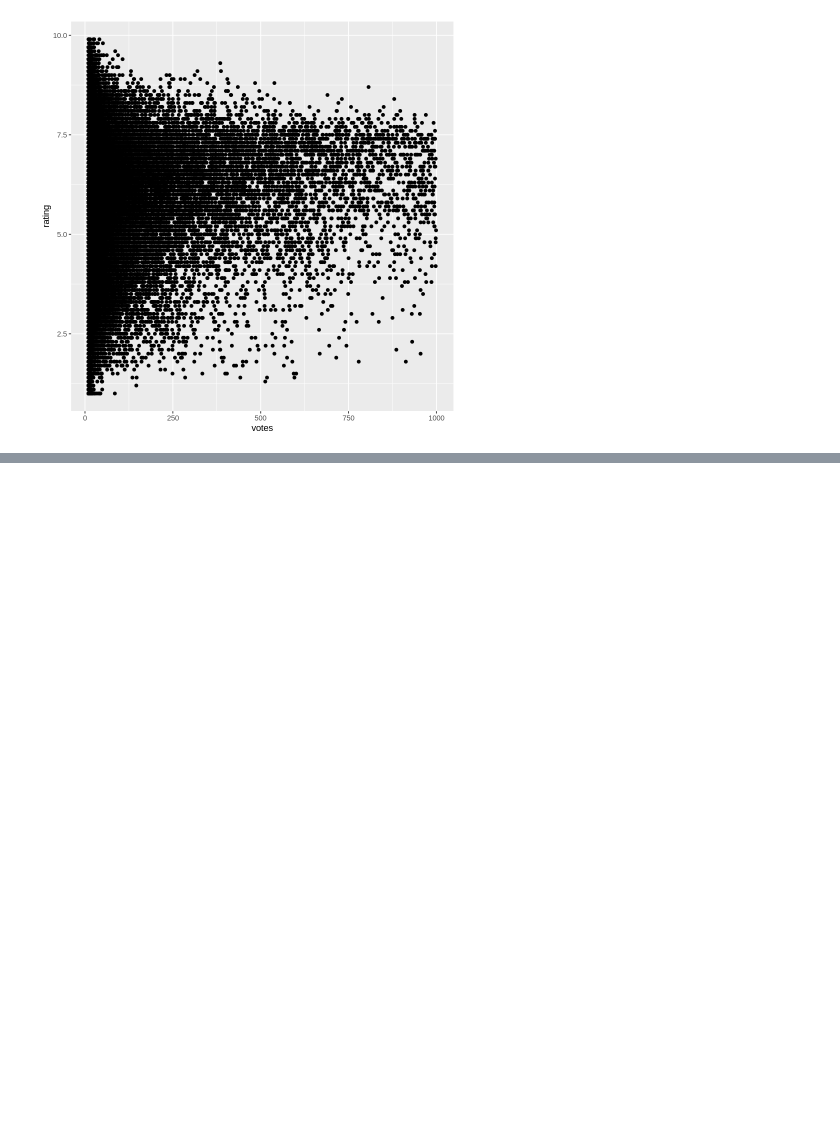
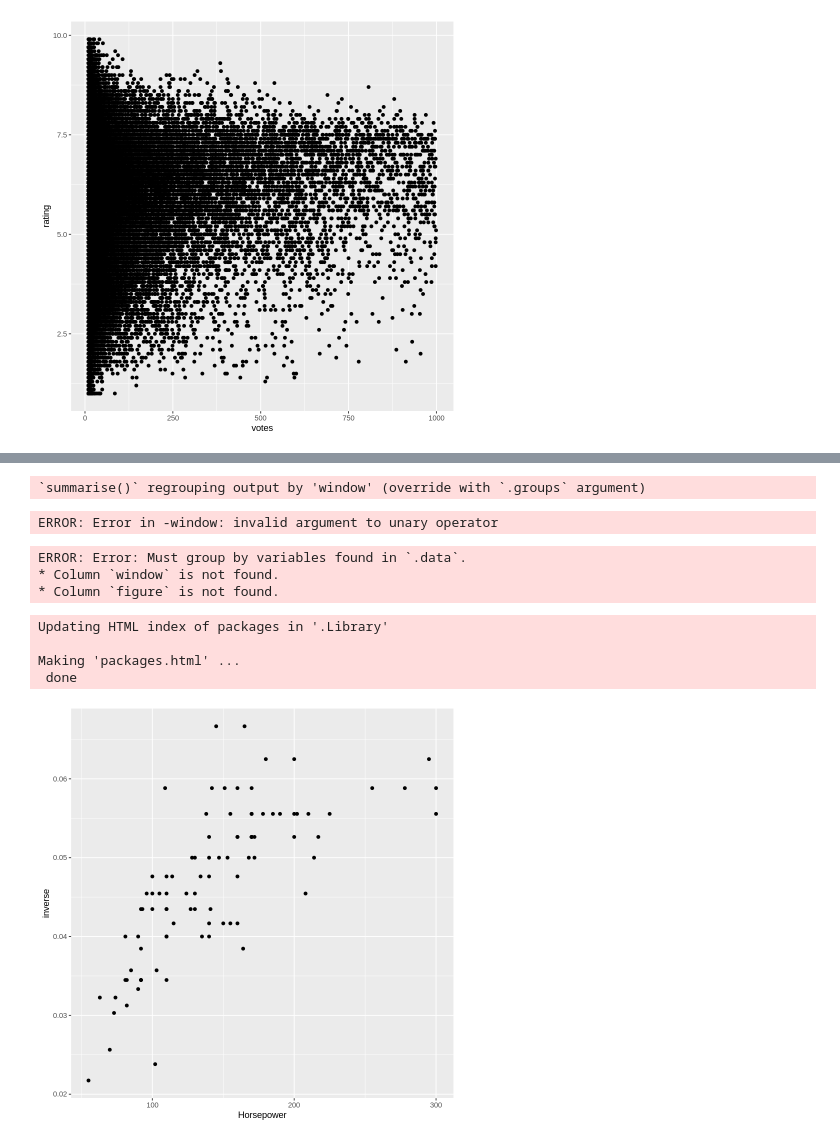
Before and after one commit to Skalas/Matematicas-computacionales-fall2020, a Jupyter notebook: alumnos/PauDelValle/Clases_R/0-ejercicios.ipynb, the cells around one changed output, grey strips where cells are left out. Saved outputs shown, nothing was run; the diff lists cells and outputs as text; code cells hidden in the pictures; blank space fills up the shorter version.

```diff
--- a/alumnos/PauDelValle/Clases_R/0-ejercicios.ipynb
+++ b/alumnos/PauDelValle/Clases_R/0-ejercicios.ipynb
@@ -174,0 +221,35 @@ data('movielens')
+# %%
+vlt %>%
+pivot_longer(cols = starts_with('window'), names_to= 'window', values_to = 'figure') %>%
+group_by(window, figure) %>%
+summarise(n = n()) %>%
+ggplot(aes(x=figure, weight=n, fill=window)) +
+facet_wrap(-window) +
+geom_bar()
+# %% [output]
+`summarise()` regrouping output by 'window' (override with `.groups` argument)
+ERROR: Error in -window: invalid argument to unary operator
+# %%
+vlt %>%
+group_by(window, figure) %>%
+summarise(n = n()) %>%
+ggplot(aes(weight=n)) +
+aes(window3)+ geom_bar(fill='blue')
+# %% [output]
+ERROR: Error: Must group by variables found in `.data`.
+* Column `window` is not found.
+* Column `figure` is not found.
+# %%
+install.packages("MASS")
+library(MASS)
+data(Cars93, package= "MASS")
+Cars93 %>%
+mutate(inverse = 1/MPG.city) %>%
+ggplot(aes(x=Horsepower, y=inverse)) +
+geom_point()
+# %% [output]
+Updating HTML index of packages in '.Library'
+
+Making 'packages.html' ...
+ done
+[figure, added]
```
Also changed, not shown: parts of 13 cells of this notebook.
